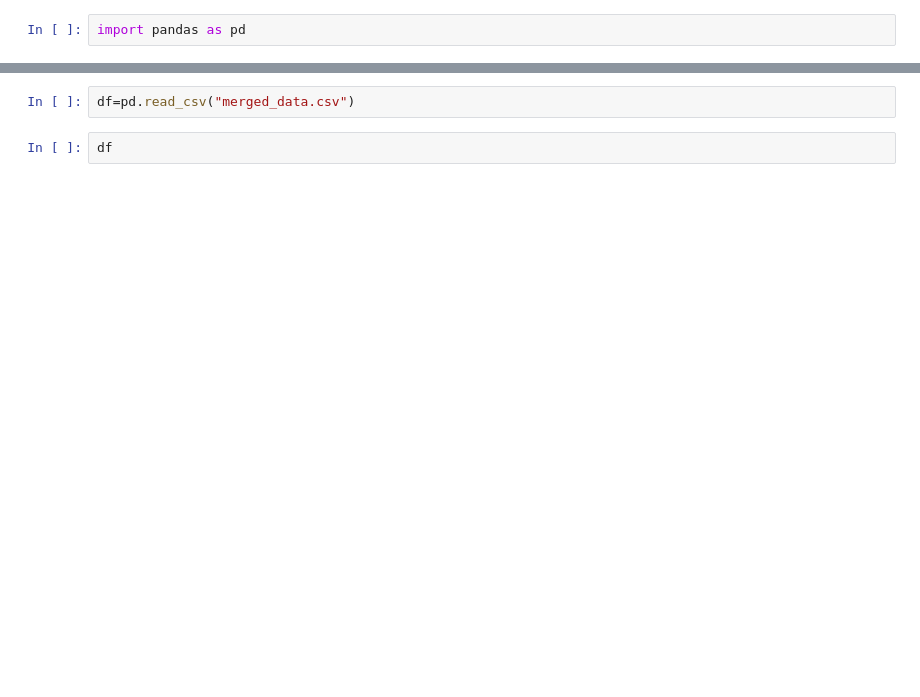
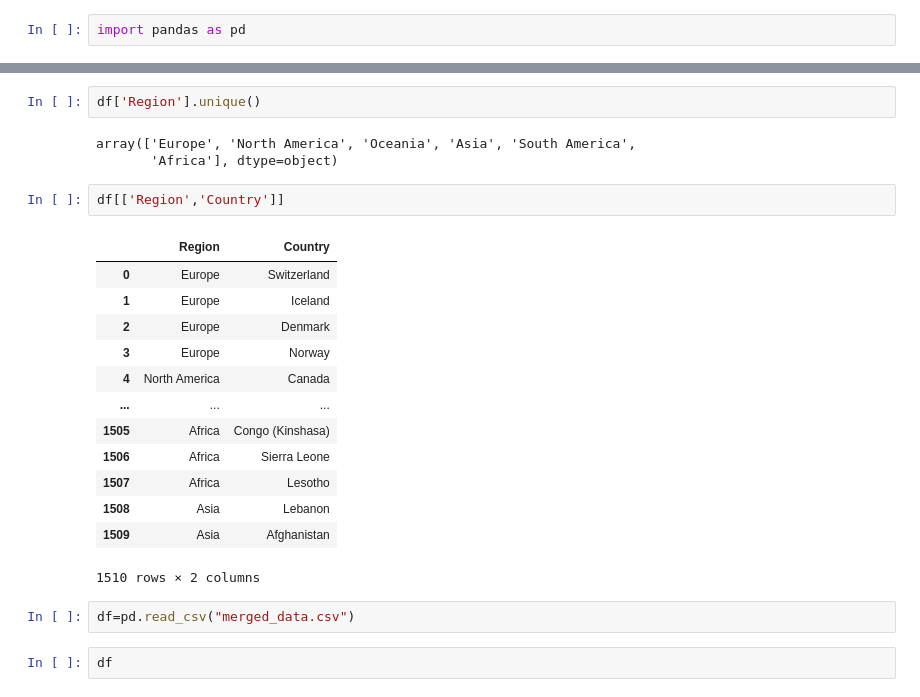
Before and after one commit to priscilla100/cse564_Visualization, a Jupyter notebook: static/whr_data/Untitled1.ipynb, the cells around one changed output, grey strips where cells are left out. Drawn from its saved outputs; the diff is of its cells as text; blank space fills up the shorter version.

```diff
--- a/static/whr_data/Untitled1.ipynb
+++ b/static/whr_data/Untitled1.ipynb
@@ -24,3 +24,24 @@ dtype: int64
+# %%
+df['Region'].unique()
+# %% [output]
+array(['Europe', 'North America', 'Oceania', 'Asia', 'South America',
+       'Africa'], dtype=object)
+# %%
+df[['Region','Country']]
+# %% [output]
+|  | Region | Country |
+| 0 | Europe | Switzerland |
+| 1 | Europe | Iceland |
+| 2 | Europe | Denmark |
+| 3 | Europe | Norway |
+| 4 | North America | Canada |
+| ... | ... | ... |
+| 1505 | Africa | Congo (Kinshasa) |
+| 1506 | Africa | Sierra Leone |
+| 1507 | Africa | Lesotho |
+| 1508 | Asia | Lebanon |
+| 1509 | Asia | Afghanistan |
+1510 rows × 2 columns
 # %%
 df=pd.read_csv("merged_data.csv")
 # %%
```
Also changed, not shown: parts of 16 cells of this notebook, 3 other files.
